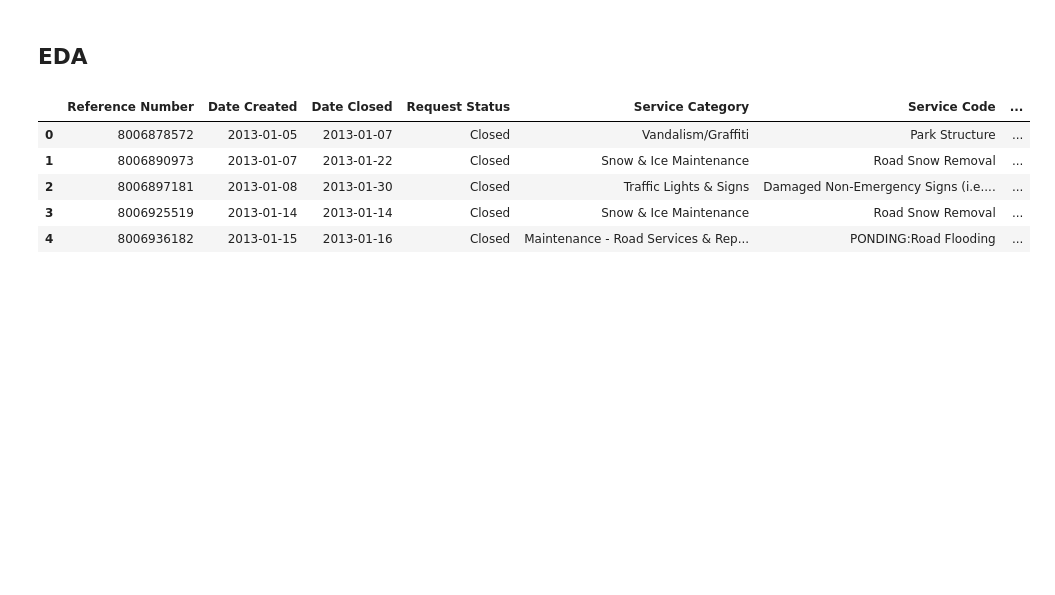
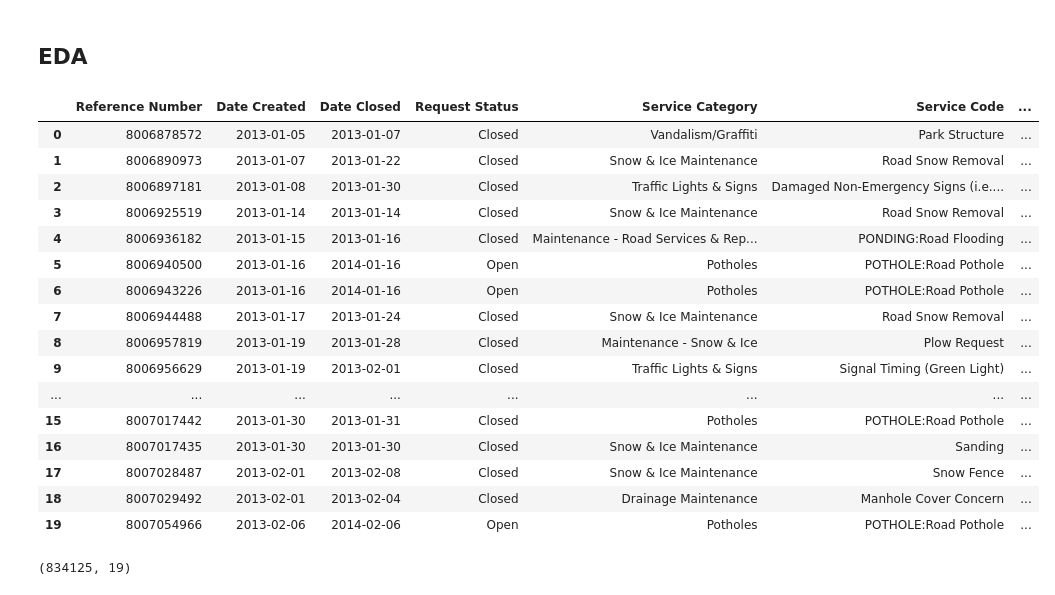
Before and after one commit to hrmn-preet/311-Requests-Forecast-Mapper, a Jupyter notebook: notebooks/EDA.ipynb, the cells around one changed output. Drawn from its saved outputs; the diff is of its cells as text; code cells hidden in the pictures; blank space fills up the shorter version.

```diff
--- a/notebooks/EDA.ipynb
+++ b/notebooks/EDA.ipynb
@@ -6,12 +24,27 @@ import seaborn as sns
 # %% [markdown]
 ## EDA
 # %%
-data = pd.read_csv("../data/cleaned_data_01.csv",sep=',')
-data.head()
+data = pd.read_csv("../data/cleaned_data_01.csv",sep=',',parse_dates=['Date Created', 'Date Closed'])
+data.head(20)
 # %% [output]
 |  | Reference Number | Date Created | Date Closed | Request Status | Service Category | Service Code | ... |
 | 0 | 8006878572 | 2013-01-05 | 2013-01-07 | Closed | Vandalism/Graffiti | Park Structure | ... |
 | 1 | 8006890973 | 2013-01-07 | 2013-01-22 | Closed | Snow & Ice Maintenance | Road Snow Removal | ... |
 | 2 | 8006897181 | 2013-01-08 | 2013-01-30 | Closed | Traffic Lights & Signs | Damaged Non-Emergency Signs (i.e.... | ... |
 | 3 | 8006925519 | 2013-01-14 | 2013-01-14 | Closed | Snow & Ice Maintenance | Road Snow Removal | ... |
 | 4 | 8006936182 | 2013-01-15 | 2013-01-16 | Closed | Maintenance - Road Services & Rep... | PONDING:Road Flooding | ... |
+| 5 | 8006940500 | 2013-01-16 | 2014-01-16 | Open | Potholes | POTHOLE:Road Pothole | ... |
+| 6 | 8006943226 | 2013-01-16 | 2014-01-16 | Open | Potholes | POTHOLE:Road Pothole | ... |
+| 7 | 8006944488 | 2013-01-17 | 2013-01-24 | Closed | Snow & Ice Maintenance | Road Snow Removal | ... |
+| 8 | 8006957819 | 2013-01-19 | 2013-01-28 | Closed | Maintenance - Snow & Ice | Plow Request | ... |
+| 9 | 8006956629 | 2013-01-19 | 2013-02-01 | Closed | Traffic Lights & Signs | Signal Timing (Green Light) | ... |
+| ... | ... | ... | ... | ... | ... | ... | ... |
+| 15 | 8007017442 | 2013-01-30 | 2013-01-31 | Closed | Potholes | POTHOLE:Road Pothole | ... |
+| 16 | 8007017435 | 2013-01-30 | 2013-01-30 | Closed | Snow & Ice Maintenance | Sanding | ... |
+| 17 | 8007028487 | 2013-02-01 | 2013-02-08 | Closed | Snow & Ice Maintenance | Snow Fence | ... |
+| 18 | 8007029492 | 2013-02-01 | 2013-02-04 | Closed | Drainage Maintenance | Manhole Cover Concern | ... |
+| 19 | 8007054966 | 2013-02-06 | 2014-02-06 | Open | Potholes | POTHOLE:Road Pothole | ... |
+# %%
+data.shape
+# %% [output]
+(834125, 19)
```
Also changed, not shown: parts of 52 cells of this notebook, 1 other file.
